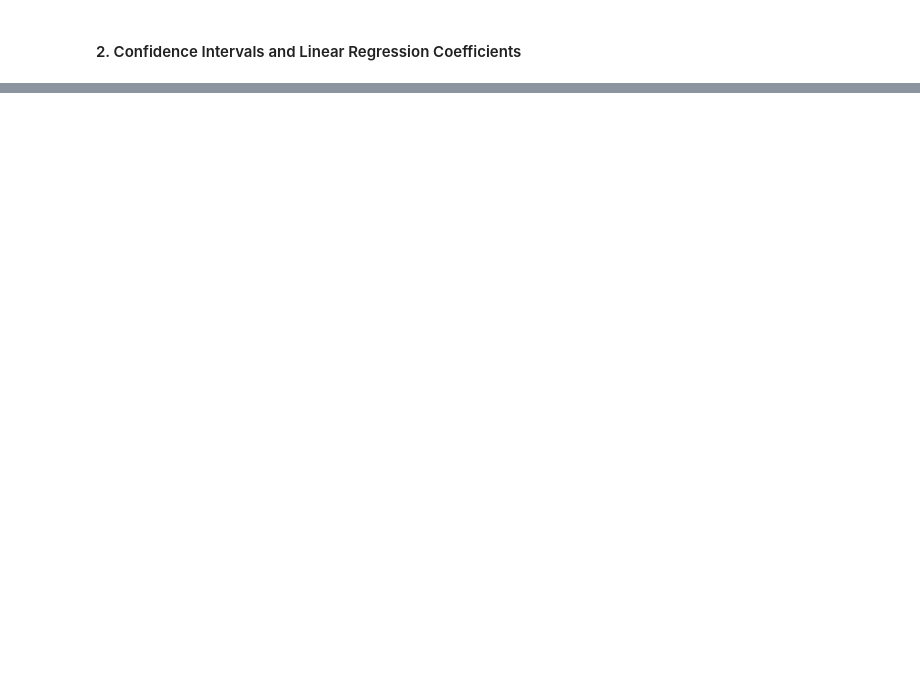
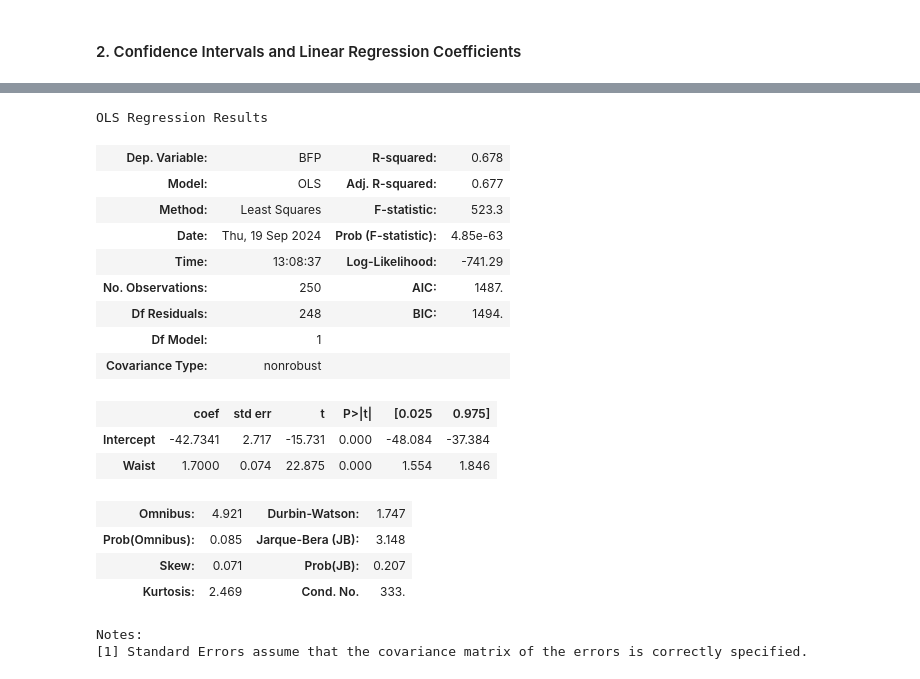
Before and after one commit to navidbahadoran/data-science-spring-2025, a Jupyter notebook: 05_inference_I/problem_session/problem_session_5_complete.ipynb, the cells around one changed output, grey strips where cells are left out. Saved outputs shown, nothing was run; the diff lists cells and outputs as text; code cells hidden in the pictures; blank space fills up the shorter version.

```diff
--- a/05_inference_I/problem_session/problem_session_5_complete.ipynb
+++ b/05_inference_I/problem_session/problem_session_5_complete.ipynb
@@ -153,0 +244,22 @@ The number of observations to reach those false positives (out of 1000) were
+# %%
+waist_model.summary()
+# %% [output]
+OLS Regression Results
+| Dep. Variable: | BFP | R-squared: | 0.678 |
+| Model: | OLS | Adj. R-squared: | 0.677 |
+| Method: | Least Squares | F-statistic: | 523.3 |
+| Date: | Thu, 19 Sep 2024 | Prob (F-statistic): | 4.85e-63 |
+| Time: | 13:08:37 | Log-Likelihood: | -741.29 |
+| No. Observations: | 250 | AIC: | 1487. |
+| Df Residuals: | 248 | BIC: | 1494. |
+| Df Model: | 1 |  |  |
+| Covariance Type: | nonrobust |  |  |
+|  | coef | std err | t | P>|t| | [0.025 | 0.975] |
+| Intercept | -42.7341 | 2.717 | -15.731 | 0.000 | -48.084 | -37.384 |
+| Waist | 1.7000 | 0.074 | 22.875 | 0.000 | 1.554 | 1.846 |
+| Omnibus: | 4.921 | Durbin-Watson: | 1.747 |
+| Prob(Omnibus): | 0.085 | Jarque-Bera (JB): | 3.148 |
+| Skew: | 0.071 | Prob(JB): | 0.207 |
+| Kurtosis: | 2.469 | Cond. No. | 333. |
+Notes:
+[1] Standard Errors assume that the covariance matrix of the errors is correctly specified.
```
Also changed, not shown: parts of 22 cells of this notebook, 2 other files.
